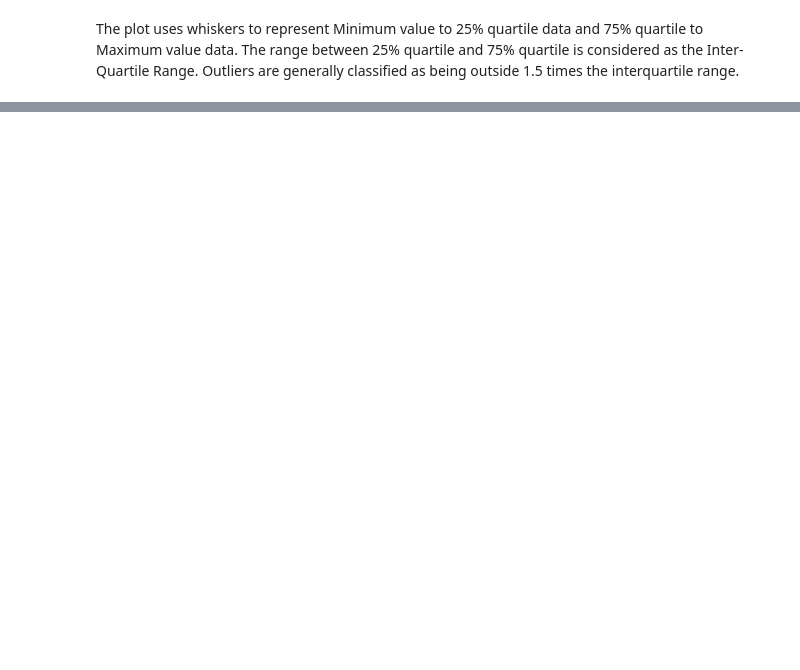
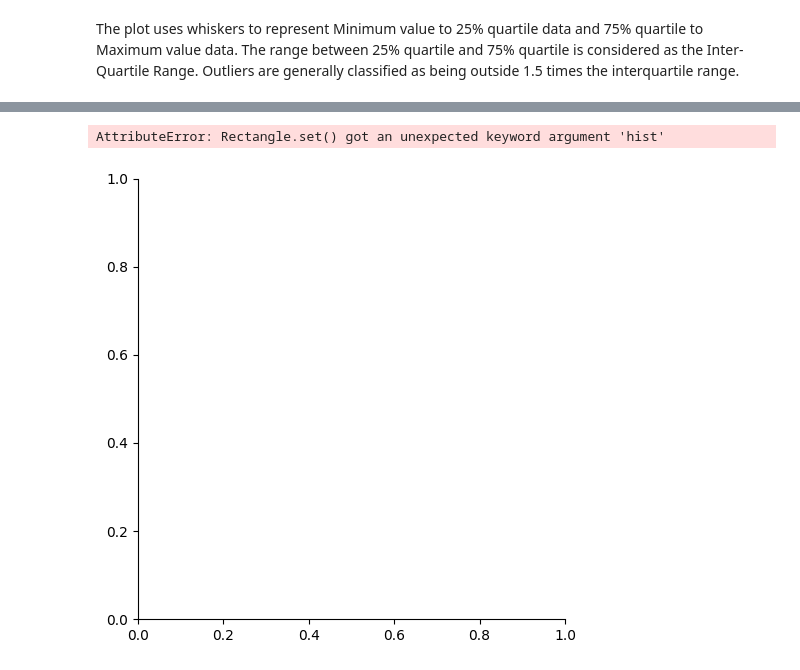
Before and after one commit to abadongutierrez/jabaddon-python-learning, a Jupyter notebook: data_analysis/exploratory_data_analysis/plots.ipynb, the cells around one changed output, grey strips where cells are left out. Cells and saved outputs as stored; diff of their text form; code cells hidden in the pictures; blank space fills up the shorter version.

```diff
--- a/data_analysis/exploratory_data_analysis/plots.ipynb
+++ b/data_analysis/exploratory_data_analysis/plots.ipynb
@@ -109,0 +141,6 @@ The plot uses whiskers to represent Minimum value to 25% quartile data and 75% q
+# %%
+
+sns.displot(x, hist=True)
+# %% [output]
+AttributeError: Rectangle.set() got an unexpected keyword argument 'hist'
+[figure, added]
```
Also changed, not shown: parts of 7 cells of this notebook, 9 other files.
